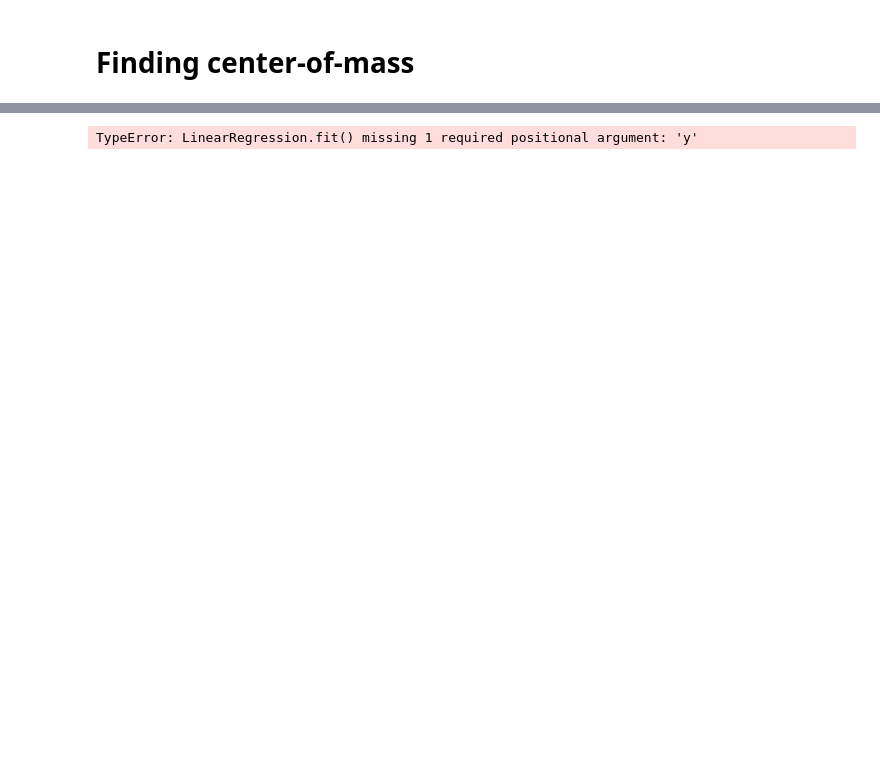
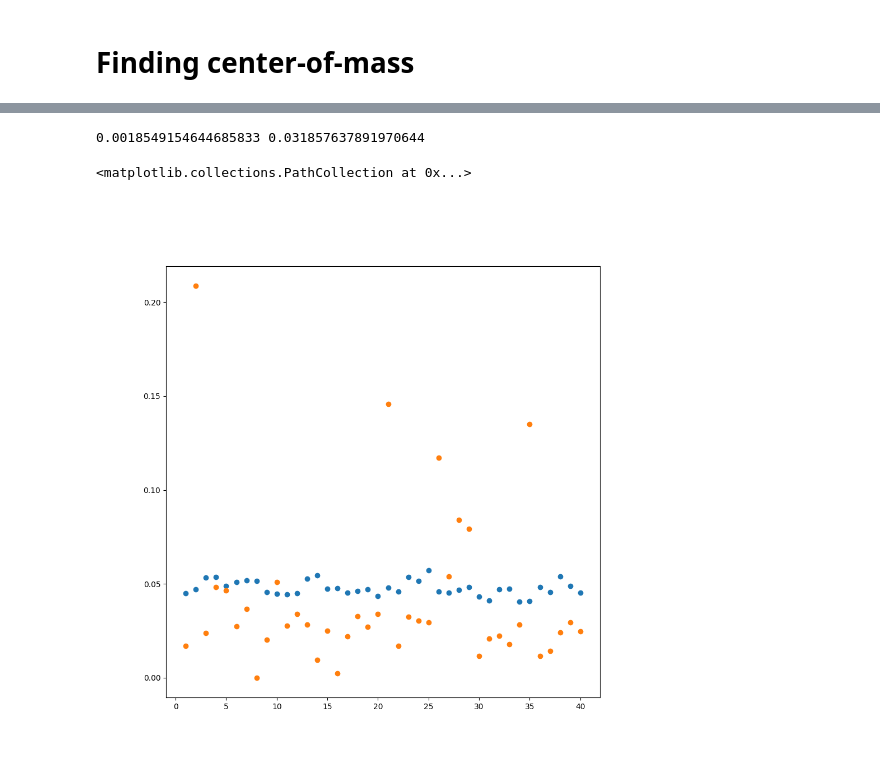
Before and after one commit to LeDeauve/Finding-comparable-sales-using-macine-learning, a Jupyter notebook: main.ipynb, the cells around one changed output, grey strips where cells are left out. Drawn from its saved outputs; the diff is of its cells as text; code cells hidden in the pictures; blank space fills up the shorter version.

```diff
--- a/main.ipynb
+++ b/main.ipynb
@@ -240,18 +304,0 @@ print(norm_embedded_data)
-# %%
-
-def linear_training(data, targets, learning_rate):
-
-    weights = np.random.random((np.shape(data[0,:])))
-    bias = 0
-
-    for i in range(len(data[:,None])):
-        output = weights @ data[i,:] + bias
-        residual_error = targets[i] - output
-        weights += learning_rate * residual_error
-
-    return weights
-
-
-learning_rate = 0.01
-targets = data[:,4]    # Need to check which index it should be.
-trained_data = linear_training(training_data, targets, learning_rate)
@@ -260,31 +305,62 @@ IndexError: index 4 is out of bounds for axis 1 with size 3
-# %%
-reg = linear_model.LinearRegression()
-reg.fit(training_data)
-# %% [output]
-TypeError: LinearRegression.fit() missing 1 required positional argument: 'y'
 # %%
 class LinearRegression:
-    def __init__(self, learning_rate, iterations):
+    def __init__(self, learning_rate=0.01, iterations=100):
         self.lr = learning_rate
-        self.iterations = iterations
+        # self.iterations = iterations
 
-    def fit(self, X, y):
-        n_samples, n_features = X.shape
-        self.weight = np.random.random((np.shape(data[0,:])))
+    def fit(self, Data, Targets):
+        n_samples, n_features = Data.shape
+        self.weight = np.zeros(n_features) # np.random.random((np.shape(Data[0,:])))
         self.bias = 0
+        self.iterations = n_samples
 
         for _ in range(self.iterations):
-            y_predict = np.dot(X, self.weight) + self.bias
-            dw = 1/n_samples * np.dot(X.T, y_predict-y)
-            db = 1/n_samples * np.sum(y_predict - y)
+            predict = np.dot(Data, self.weight) + self.bias
+            dw = 1/n_samples * np.dot(Data.T, predict-Targets)
+            db = 1/n_samples * np.sum(predict - Targets)
 
             self.weight -= self.lr * dw
             self.bias -= self.lr * db
 
-    def predict(self, X):
-        y_predict = np.dot(X, self.weight) + self.bias
+    def predict(self, testing_data):
+        y_predict = np.dot(testing_data, self.weight) + self.bias
         return y_predict
+
+    def mean_abs_e(self, y_true, y_pred):
+        error = np.mean(np.abs(y_true - y_pred))
+        return error
 
     def mse(self, y_true, y_pred):
         error = np.mean((y_true-y_pred)**2)
         return error
+
+Targets = training_data[0:data_points, 5]
+norm_Targets = normalize_feature(Targets)
+
+samples = np.shape(norm_embedded_data)[0]
+
+train_data, testing_data = train_test_split(norm_embedded_data, test_size=0.20)
+# print("train data", train_data)
+train_targets, testing_targets = train_test_split(norm_Targets, test_size=0.20)
+
+regression = LinearRegression()
+regression.fit(train_data, train_targets)
+prediction = regression.predict(testing_data)
+
+mse = regression.mse(testing_targets, prediction)
+
+absolute = regression.mean_abs_e(testing_targets, prediction)
+
+print(mse, absolute)
+# %% [output]
+0.0018549154644685833 0.031857637891970644
+# %%
+# Visualize
+fig, ax = plt.subplots(figsize=(10, 10))
+
+x = np.linspace(1,len(prediction), len(prediction))
+ax.scatter(x, prediction)
+ax.scatter(x, testing_targets)
+# %% [output]
+<matplotlib.collections.PathCollection at 0x...>
+[figure, added]
```
Also changed, not shown: parts of 14 cells of this notebook, 7 other files.
